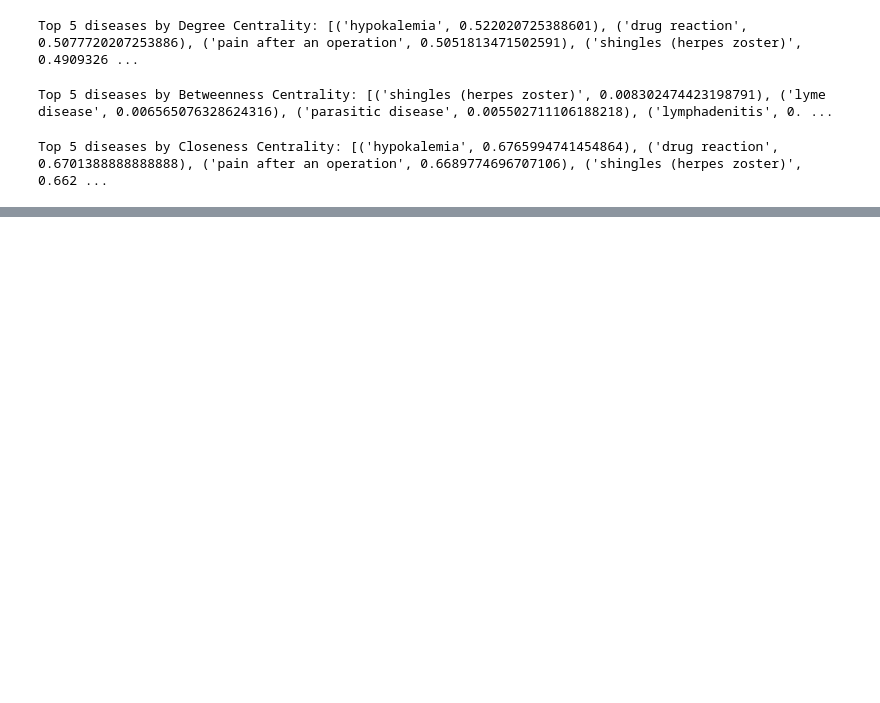
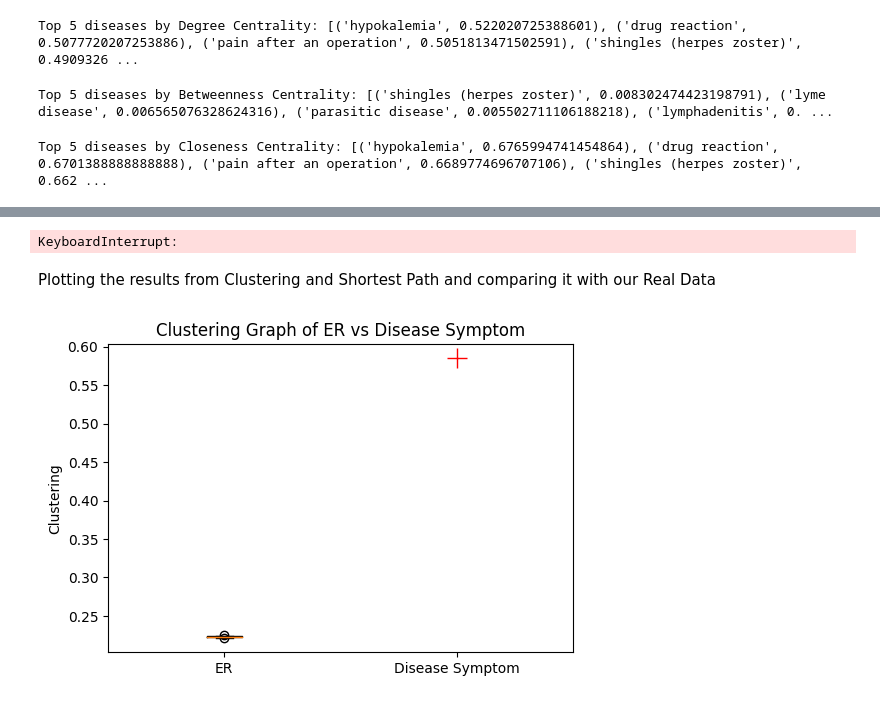
Before and after one commit to ktfr/disease-symptom-network, a Jupyter notebook: PreliminarNetworkAnalysis.ipynb, the cells around one changed output, grey strips where cells are left out. Saved outputs shown, nothing was run; the diff lists cells and outputs as text; code cells hidden in the pictures; blank space fills up the shorter version.

```diff
--- a/PreliminarNetworkAnalysis.ipynb
+++ b/PreliminarNetworkAnalysis.ipynb
@@ -280,0 +365,49 @@ Top 5 diseases by Eigenvector Centrality: [('hypokalemia', 0.0820095696120754),
+# %%
+# extracted from networkX cpsc 572 lecture winter 2025
+
+clustering_ER = []
+shortest_path_ER = []
+
+# generate an ensemble of 100 random graphs
+
+# we want to create 100 graphs here, each time it goes through the loop it will create ER graph
+
+for i in range(1000):
+
+    ER = nx.erdos_renyi_graph(GN, p, directed=False)
+    #calculate clustering
+    C_ER = np.mean(list(nx.clustering(ER).values()))
+    # check if graph is connected (when creating ER graph, not guaranteed to be connected,
+    # could exist in multiple components. if exist like that then avg shortest path length is not defined)
+    if nx.is_connected(ER)==True:
+        # calculate path length
+        d_ER = nx.average_shortest_path_length(ER,weight=None)
+    clustering_ER.append(C_ER)
+    shortest_path_ER.append(d_ER)
+
+# calculate mean and standard deviation of clustering
+print(np.mean(clustering_ER))
+print(np.std(clustering_ER ))
+# calculate mean and standard deviation of shortest path
+print(np.mean(shortest_path_ER))
+print(np.std(shortest_path_ER))
+# %% [output]
+KeyboardInterrupt:
+# %% [markdown]
+Plotting the results from Clustering and Shortest Path and comparing it with our Real Data
+# %%
+# open a figure and create a box plot
+fig = plt.figure(figsize=(6,4))
+# feed it a list of clustering ER
+# it create a boxplot of distribution of clustering across the ensemble of ER networks
+plt.boxplot(clustering_ER)
+plt.plot(2,C,'r',marker='+',markersize=15)
+# axis settings so can create labels
+ax = plt.gca()
+ax.set_xticks([1,2],labels=['ER','Disease Symptom'])
+plt.title('Clustering Graph of ER vs Disease Symptom')
+plt.ylabel('Clustering')
+plt.xlim([0.5,2.5])
+plt.show()
+# %% [output]
+[figure, added]
```
Also changed, not shown: parts of 20 cells of this notebook, 1 other file.
